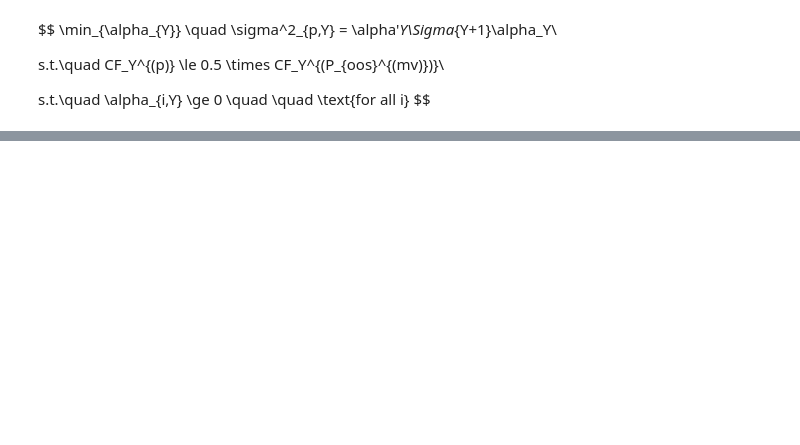
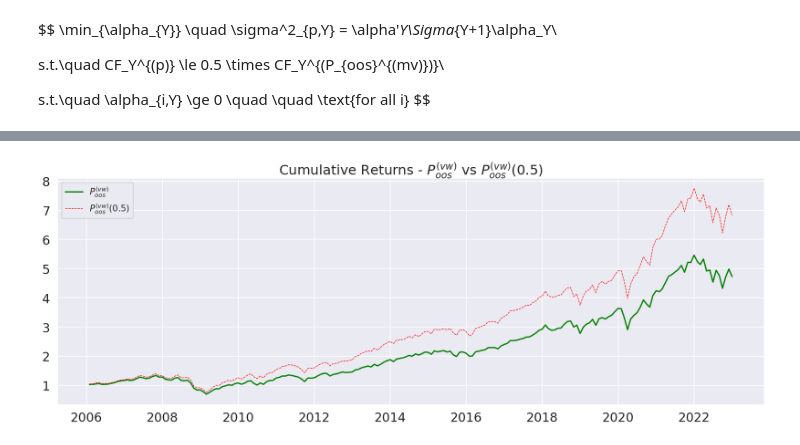
Before and after one commit to dorentinmorina/SAAM, a Jupyter notebook: main.ipynb, the cells around one changed output, grey strips where cells are left out. Saved outputs shown, nothing was run; the diff lists cells and outputs as text; code cells hidden in the pictures; blank space fills up the shorter version.

```diff
--- a/main.ipynb
+++ b/main.ipynb
@@ -1047,0 +842,9 @@ optimal_weights = result.x
+# %%
+## Compute the Carbon Footprint of the value-weighted portfolio
+capy = mv_y.iloc[:,mv_y.columns.isin(range(2006, 2022+1))].sum()
+
+cfy_vw = pd.DataFrame(columns=['Carbon Footprint'])
+for year in range(2006, 2022+1):
+    cfy_vw.loc[year] = carbon_em.sum()[year-1] * 1/capy[year]
+
+cfy_vw
@@ -1048,2 +870,22 @@ optimal_weights = result.x
+# %%
+## All the weights as of 31 December Y in the same df
+mv_yearly_weights = mv_weights.T.copy()
+mv_yearly_weights.index = pd.to_datetime(mv_yearly_weights.index)
+mv_yearly_weights = mv_yearly_weights.resample('Y').last()
+mv_yearly_weights.index = mv_yearly_weights.index.year
+# %%
+## Let's do the optimization
+def tracking_error(weights, covmat, year):
+    diff = weights - mv_yearly_weights.loc[year]
+    return np.dot(diff.T, np.dot(covmat, diff))
+
+def carbon_footprint_constraint2(weights, year, initial_invest):
+    if type(weights) != pd.Series:
+        weights = pd.Series(weights, index=df_m.columns)
+
+    carbonfp = (((weights * initial_invest) / mv_y[year-1]) * carbon_em[year-1] * 1/initial_invest).sum()
+    target = cfy_vw.loc[year].values[0] * 0.5
+
+    return -(carbonfp - target)
 # %%
 initial_invest = 1_000_000
@@ -1144,0 +986,15 @@ cfy_pfdf
+# %%
+fig, ax = plt.subplots(figsize=(18,7))
+
+portfolio_cumprod = (1 + mv_perf).cumprod()
+portfolio05_cumprod = (1+performances_vwdf).cumprod()
+
+ax.title.set_text('Cumulative Returns - $P_{oos}^{(vw)}$ vs $P_{oos}^{(vw)}(0.5)$')
+ax.plot(portfolio_cumprod, color='green', label="$P_{oos}^{(vw)}$")
+ax.plot(portfolio05_cumprod, color='red', label="$P_{oos}^{(vw)}(0.5)$", lw = 1, linestyle='--')
+ax.legend(prop = { "size": 15 })
+
+plt.tight_layout()
+plt.show()
+# %% [output]
+[figure, added]
```
Also changed, not shown: parts of 59 cells of this notebook.
